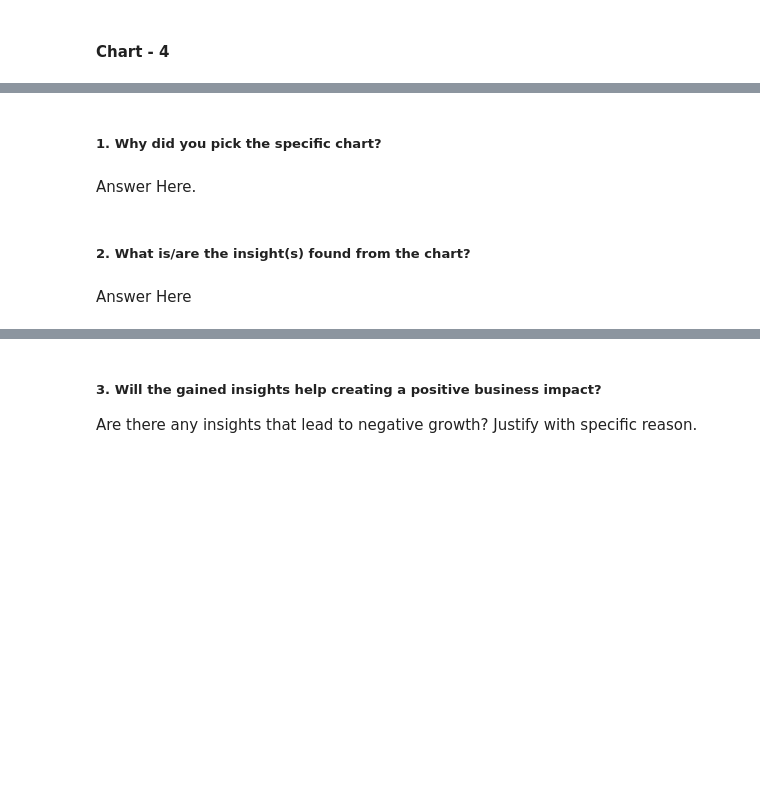
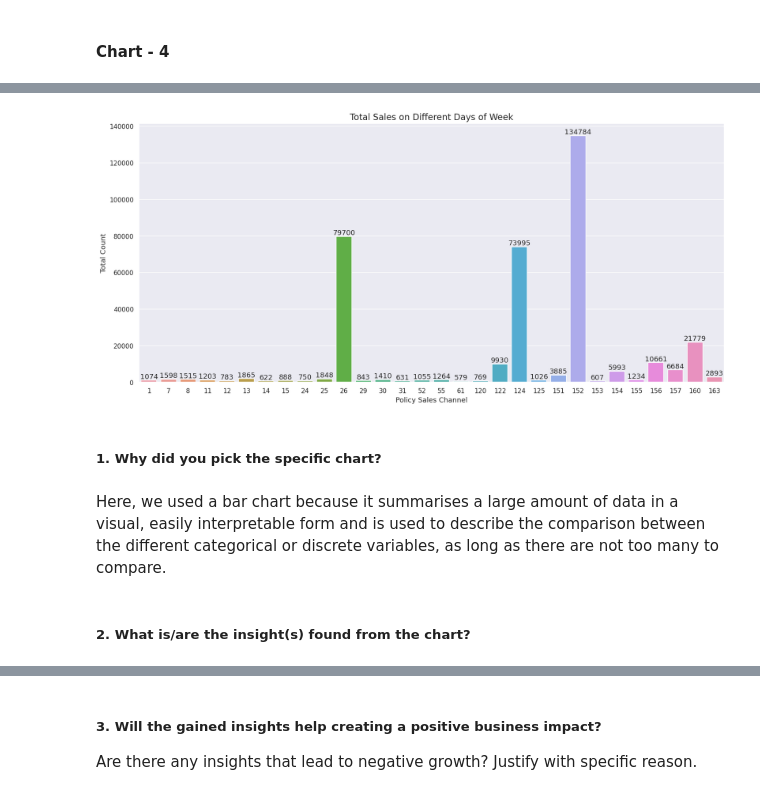
Before and after one commit to abhijain1216/Health-Insurance-Cross-Sell-Prediction-Classification-Project, a Jupyter notebook: Health_Insurance_Cross_Sell_Prediction_Classification_Project.ipynb, the cells around one changed output, grey strips where cells are left out. Drawn from its saved outputs; the diff is of its cells as text; code cells hidden in the pictures; blank space fills up the shorter version.

```diff
--- a/Health_Insurance_Cross_Sell_Prediction_Classification_Project.ipynb
+++ b/Health_Insurance_Cross_Sell_Prediction_Classification_Project.ipynb
@@ -242,3 +408,6 @@ Answer Here
 #### Chart - 4
 # %%
 # Chart - 4 visualization code
+
+Policy_Sales_Channel_df = Insurance_df['Policy_Sales_Channel'].value_counts().reset_index().rename(columns = {'index':'Policy_Sales_Channel','Policy_Sales_Channel':'Total_count'})
+Policy_Sales_Channel_df
@@ -245,8 +428,17 @@ Answer Here
+# %%
+# visualization code
+plt.figure(figsize = (18,8),dpi = 110)
+plot = sns.barplot(data = Policy_Sales_Channel_df[:30],x = 'Policy_Sales_Channel',y = 'Total_count')
+plt.bar_label(plot.containers[0], label_type='edge')
+plt.title('Total Sales on Different Days of Week',fontsize = 15)
+plt.ylabel('Total Count')
+plt.xlabel('Policy Sales Channel')
+plt.show()
+# %% [output]
+[figure, added]
 # %% [markdown]
 ##### 1. Why did you pick the specific chart?
-# %% [markdown]
-Answer Here.
+# %% [markdown]
+Here, we used a bar chart because it summarises a large amount of data in a visual, easily interpretable form and is used to describe the comparison between the different categorical or discrete variables, as long as there are not too many to compare.
 # %% [markdown]
 ##### 2. What is/are the insight(s) found from the chart?
-# %% [markdown]
-Answer Here
```
Also changed, not shown: parts of 54 cells of this notebook.
